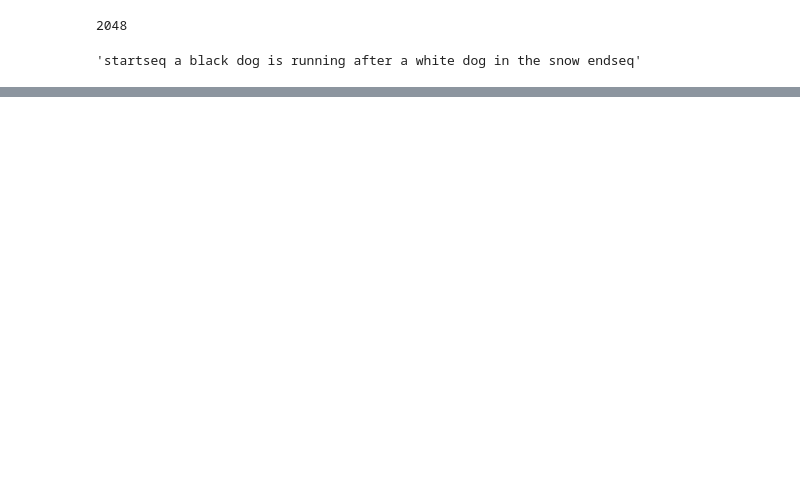
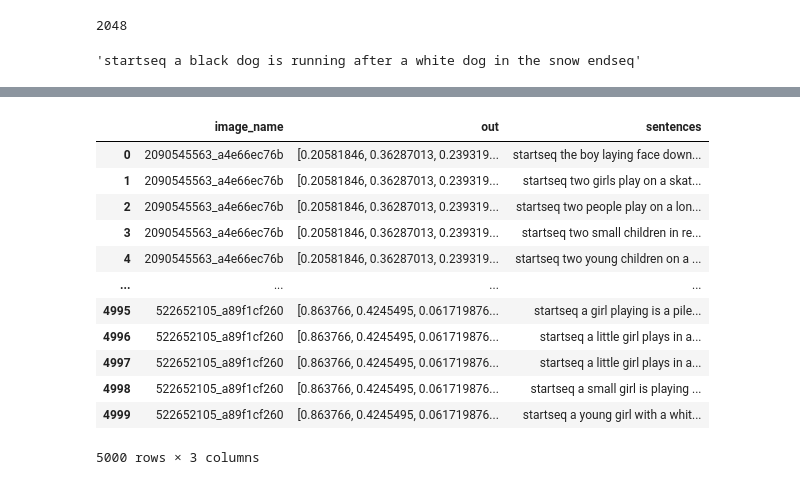
Before and after one commit to deeplearningexplore/ImageCaptioning, a Jupyter notebook: caption_generation.ipynb, the cells around one changed output, grey strips where cells are left out. Saved outputs shown, nothing was run; the diff lists cells and outputs as text; code cells hidden in the pictures; blank space fills up the shorter version.

```diff
--- a/caption_generation.ipynb
+++ b/caption_generation.ipynb
@@ -308,0 +355,21 @@ unpickled_df.iloc[0]["sentences"]
+# %%
+full_validation = pd.DataFrame([
+    [I, O, s] for I, O, S in validation_df.values
+    for s in S
+], columns=validation_df.columns)
+# %%
+full_validation
+# %% [output]
+|  | image_name | out | sentences |
+| 0 | 2090545563_a4e66ec76b | [0.20581846, 0.36287013, 0.239319... | startseq the boy laying face down... |
+| 1 | 2090545563_a4e66ec76b | [0.20581846, 0.36287013, 0.239319... | startseq two girls play on a skat... |
+| 2 | 2090545563_a4e66ec76b | [0.20581846, 0.36287013, 0.239319... | startseq two people play on a lon... |
+| 3 | 2090545563_a4e66ec76b | [0.20581846, 0.36287013, 0.239319... | startseq two small children in re... |
+| 4 | 2090545563_a4e66ec76b | [0.20581846, 0.36287013, 0.239319... | startseq two young children on a ... |
+| ... | ... | ... | ... |
+| 4995 | 522652105_a89f1cf260 | [0.863766, 0.4245495, 0.061719876... | startseq a girl playing is a pile... |
+| 4996 | 522652105_a89f1cf260 | [0.863766, 0.4245495, 0.061719876... | startseq a little girl plays in a... |
+| 4997 | 522652105_a89f1cf260 | [0.863766, 0.4245495, 0.061719876... | startseq a little girl plays in a... |
+| 4998 | 522652105_a89f1cf260 | [0.863766, 0.4245495, 0.061719876... | startseq a small girl is playing ... |
+| 4999 | 522652105_a89f1cf260 | [0.863766, 0.4245495, 0.061719876... | startseq a young girl with a whit... |
+5000 rows × 3 columns
```
Also changed, not shown: parts of 30 cells of this notebook.
